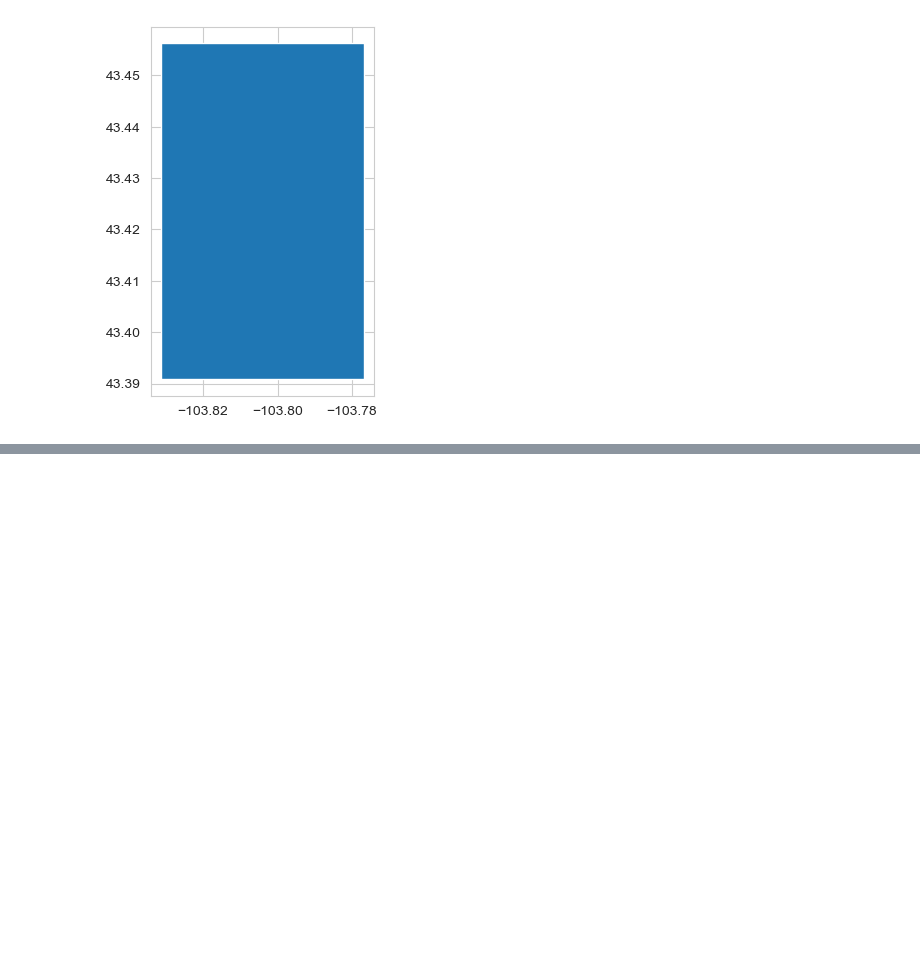
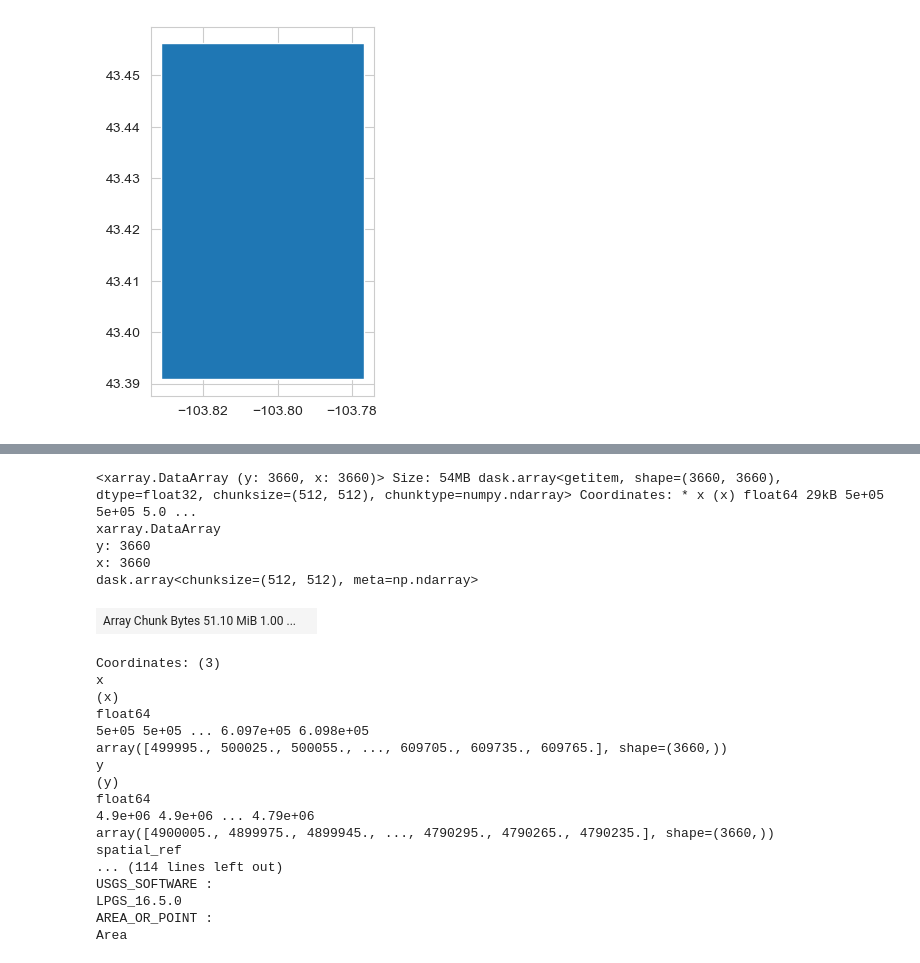
Before and after one commit to CU-ESIIL/Public-Observing-Unci-Maka, a Jupyter notebook: notebooks/01_HLS_reflectance.ipynb, the cells around one changed output, grey strips where cells are left out. Drawn from its saved outputs; the diff is of its cells as text; code cells hidden in the pictures; blank space fills up the shorter version.

Commit message:
Update 01_HLS_reflectance.ipynb
Accessed HLS data, created EVI, exporting to geotiff

```diff
--- a/notebooks/01_HLS_reflectance.ipynb
+++ b/notebooks/01_HLS_reflectance.ipynb
@@ -54,0 +120,4 @@ print(f"Found {len(granules)} HLS Sentinel-2 granules")
+# %%
+# get URLs for reflectance file
+urls = best_granule.data_links(access="external")
+print(urls)
@@ -54,0 +134,15 @@ print(f"Found {len(granules)} HLS Sentinel-2 granules")
+# %%
+# subset bands to calculate EVI
+evi_band_links = []
+
+# Define which HLS product is being accessed
+if urls[0].split('/')[4] == 'HLSS30.020':
+    evi_bands = ['B8A', 'B04', 'B02', 'Fmask'] # NIR RED BLUE Quality for S30
+else:
+    evi_bands = ['B05', 'B04', 'B02', 'Fmask'] # NIR RED BLUE Quality for L30
+
+# Subset the assets in the item down to only the desired bands
+for a in urls:
+    if any(b in a for b in evi_bands):
+        evi_band_links.append(a)
+evi_band_links
@@ -54,0 +154,22 @@ print(f"Found {len(granules)} HLS Sentinel-2 granules")
+# %%
+# Use vsicurl to load the data directly into memory (be patient, may take a few seconds)
+
+import rioxarray as rxr
+
+chunk_size = dict(band=1, x=512, y=512) # Tiles have 1 band and are divided into 512x512 pixel chunks
+bands = []
+for e in evi_band_links:
+    print(e)
+    if e.rsplit('.', 2)[-2] == evi_bands[0]:      # NIR index
+        nir = rxr.open_rasterio(e, chunks=chunk_size, masked=True).squeeze('band', drop=True)
+        nir.attrs['scale_factor'] = 0.0001                         # hard coded the scale_factor attribute
+    elif e.rsplit('.', 2)[-2] == evi_bands[1]:    # red index
+        red = rxr.open_rasterio(e, chunks=chunk_size, masked=True).squeeze('band', drop=True)
+        red.attrs['scale_factor'] = 0.0001                         # hard coded the scale_factor attribute
+    elif e.rsplit('.', 2)[-2] == evi_bands[2]:    # blue index
+        blue = rxr.open_rasterio(e, chunks=chunk_size, masked=True).squeeze('band', drop=True)
+        blue.attrs['scale_factor'] = 0.0001                        # hard coded the scale_factor attribute
+    # elif e.rsplit('.', 2)[-2] == evi_bands[3]:    # Fmask index
+    #    fmask = rxr.open_rasterio(e, chunks=chunk_size, masked=True).astype('uint16').squeeze('band', drop=True)
+
+print("The COGs have been loaded into memory!")
@@ -54,0 +182,26 @@ print(f"Found {len(granules)} HLS Sentinel-2 granules")
+# %%
+nir
+# %% [output]
+<xarray.DataArray (y: 3660, x: 3660)> Size: 54MB dask.array<getitem, shape=(3660, 3660), dtype=float32, chunksize=(512, 512), chunktype=numpy.ndarray> Coordinates: * x (x) float64 29kB 5e+05 5e+05 5.0 ...
+xarray.DataArray
+y: 3660
+x: 3660
+dask.array<chunksize=(512, 512), meta=np.ndarray>
+| Array Chunk Bytes 51.10 MiB 1.00 ... |  |
+Coordinates: (3)
+x
+(x)
+float64
+5e+05 5e+05 ... 6.097e+05 6.098e+05
+array([499995., 500025., 500055., ..., 609705., 609735., 609765.], shape=(3660,))
+y
+(y)
+float64
+4.9e+06 4.9e+06 ... 4.79e+06
+array([4900005., 4899975., 4899945., ..., 4790295., 4790265., 4790235.], shape=(3660,))
+spatial_ref
+... (114 lines left out)
+USGS_SOFTWARE :
+LPGS_16.5.0
+AREA_OR_POINT :
+Area
```
Also changed, not shown: parts of 14 cells of this notebook.
